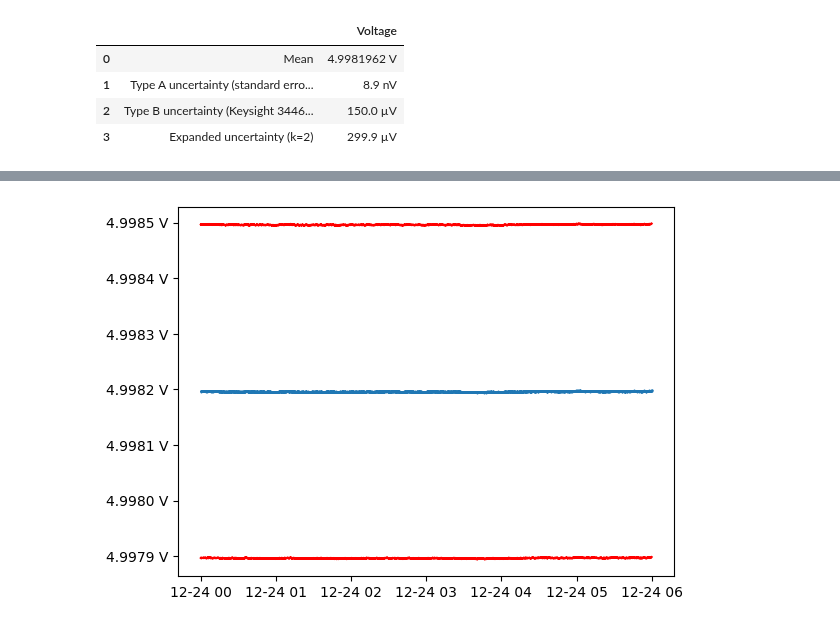
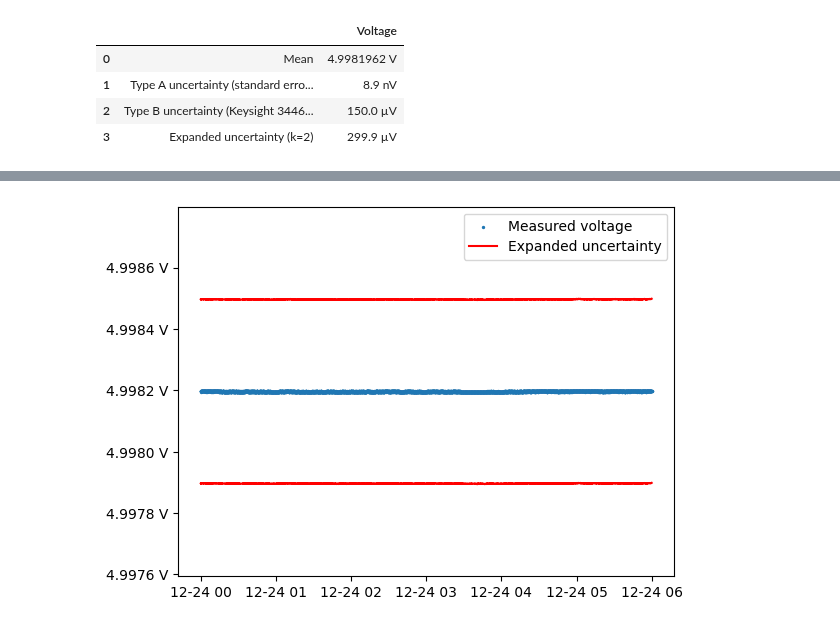
Before and after one commit to unusual-audio/workbench, a Jupyter notebook: examples/uncertainty.ipynb, the cells around one changed output, grey strips where cells are left out. Cells and saved outputs as stored; diff of their text form; code cells hidden in the pictures.

```diff
--- a/examples/uncertainty.ipynb
+++ b/examples/uncertainty.ipynb
@@ -55,20 +90,40 @@ pd.DataFrame([
 # %%
 from matplotlib.ticker import FuncFormatter
 
 fig, ax1 = plt.subplots()
 
+# Recalculate uncertainties for visualization
+# For each measurement point, we need its specific uncertainty
 type_a_uncertainty = get_type_a_uncertainty(test_data["voltage"])
 expanded_type_b_uncertainties = abs(test_data["voltage"]) * 50e-6 + 10 * 5e-6
 type_b_uncertainties = get_type_b_uncertainties(expanded_type_b_uncertainties, k=2)
+
+# Calculate expanded uncertainties for each measurement point
+# Note: Unlike the single value calculated earlier, here we need an uncertainty value for each data point
 expanded_uncertainties = get_expanded_uncertainties(type_a_uncertainty, type_b_uncertainties, k=2)
 
+# Format y-axis to display voltage values with proper units
 ax1.yaxis.set_major_formatter(
     FuncFormatter(lambda x, pos: format_voltage(x, precision=4)))
-ax1.scatter(test_data["timestamp"], test_data["voltage"], s=0.2)
 
+# Plot the voltage measurements as scatter points
+ax1.scatter(test_data["timestamp"], test_data["voltage"], s=2, label="Measured voltage")
+
+# Plot the uncertainty bands (measurement ± expanded uncertainty)
+# These red lines represent the 95% confidence interval (k=2) for the true value
 ax1.plot(test_data["timestamp"], test_data["voltage"] - expanded_uncertainties, color="red", label=f"Expanded uncertainty")
 ax1.plot(test_data["timestamp"], test_data["voltage"] + expanded_uncertainties, color="red")
 
+# Calculate the min and max values for y-axis with added padding
+voltage_min = test_data["voltage"].min() - expanded_uncertainties.max() * 2
+voltage_max = test_data["voltage"].max() + expanded_uncertainties.max() * 2
+
+# Set y-axis limits to provide more space around minima and maxima
+ax1.set_ylim(voltage_min, voltage_max)
+
+# Add a legend to identify the uncertainty bands and position it in the upper right corner
+ax1.legend(loc='upper right')
+
 plt.show()
 # %% [output]
-[figure, old version]
+[figure, new version]
```
Also changed, not shown: parts of 7 cells of this notebook.
